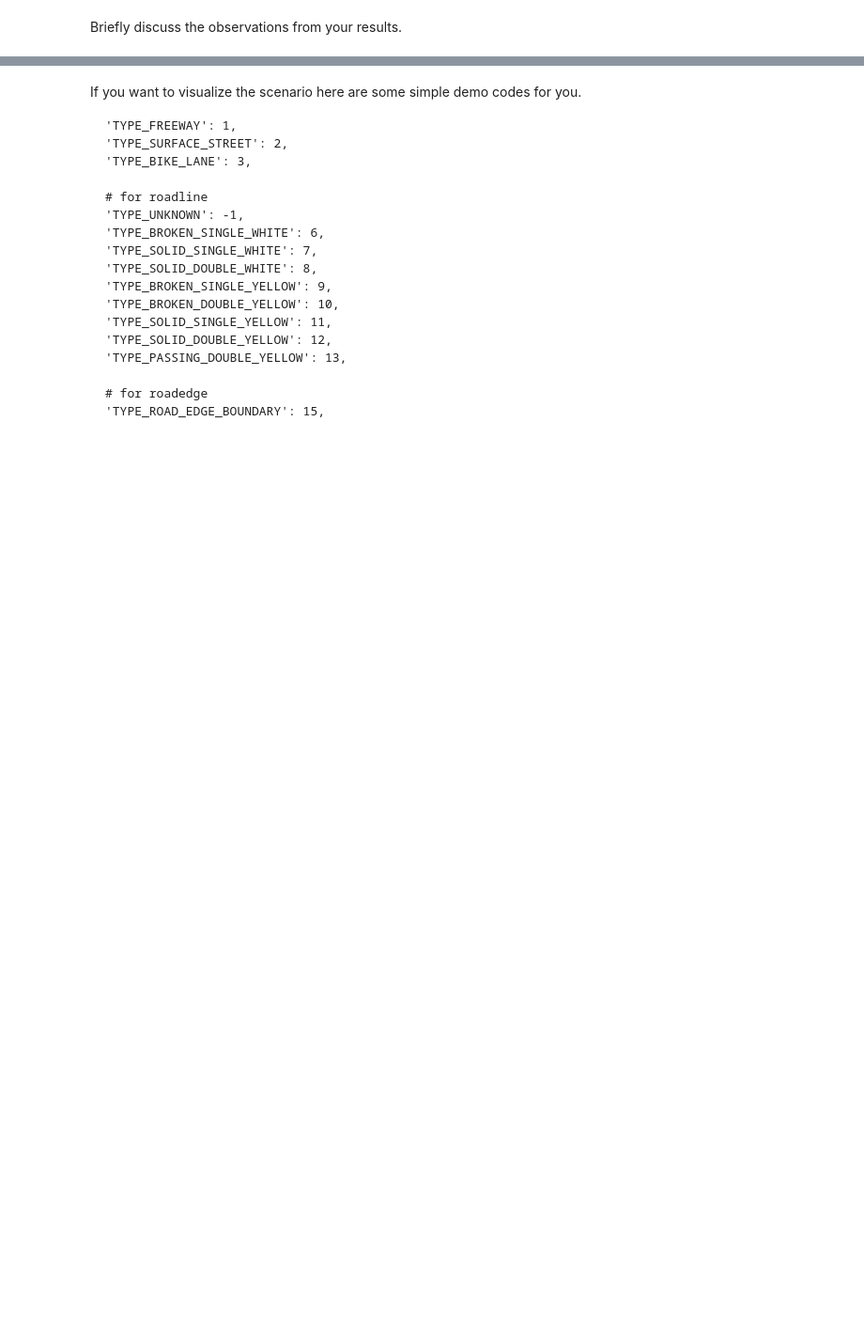
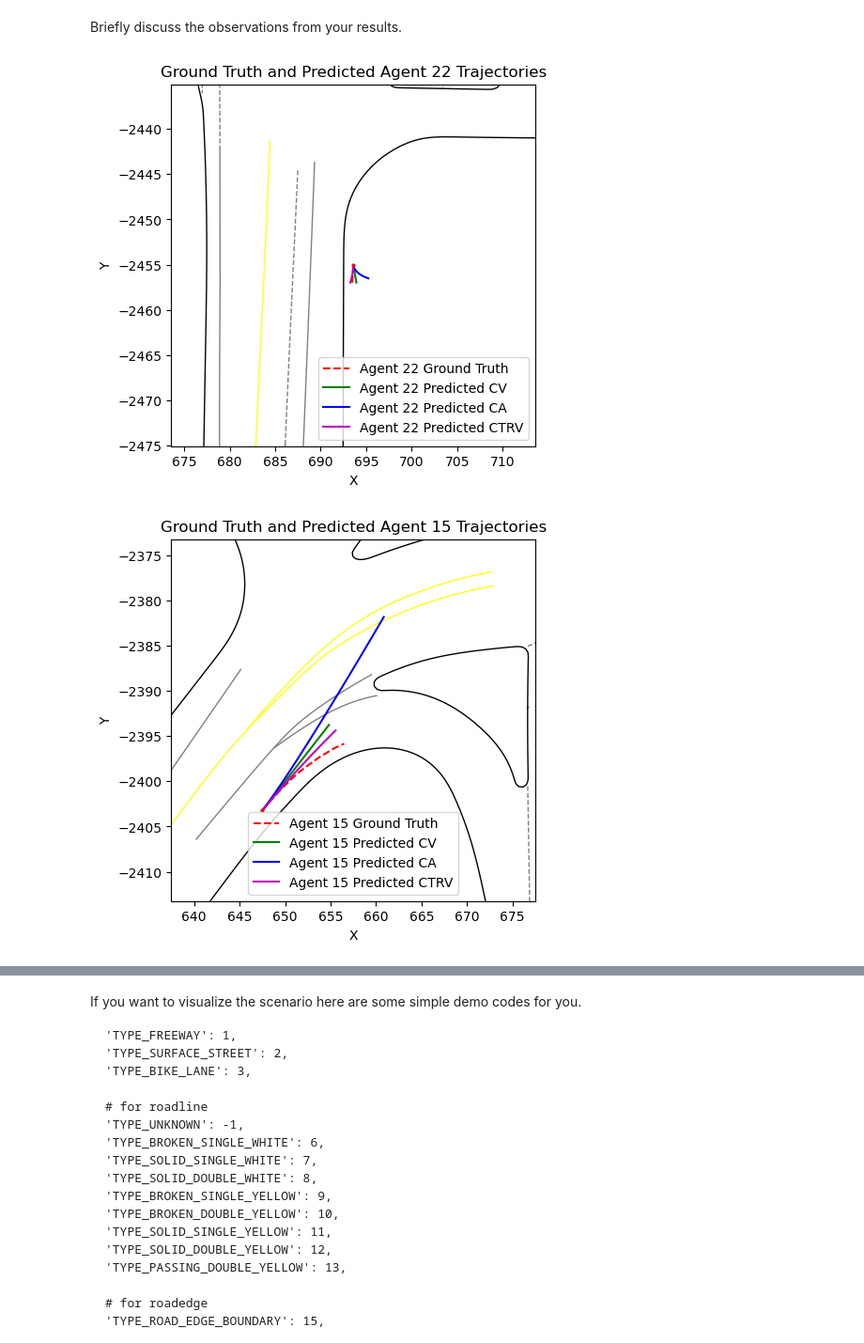
Before and after one commit to ruziniuuuuu/ME5413_HW1, a Jupyter notebook: Task 2/task2.ipynb, the cells around one changed output, grey strips where cells are left out. Shown at 94% size. Cells and saved outputs as stored; diff of their text form; code cells hidden in the pictures; blank space fills up the shorter version.

```diff
--- a/Task 2/task2.ipynb
+++ b/Task 2/task2.ipynb
@@ -51,2 +282,46 @@ Using Constant Turn Rate and Velocity(CTRV) model to predict the future (1s,2s,3
 # %% [markdown]
 Briefly discuss the observations from your results.
+# %%
+# # Visualize the map
+# ax = plot_map(road_polylines)
+
+# # Visualize the ground truth and predicted trajectories
+# for i in range(8):
+#     plt.plot(pos_gt[i, :, 0], pos_gt[i, :, 1], 'r--')
+#     plt.plot(pos_pred_ctrv[i, :, 0], pos_pred_cv[i, :, 1], 'g')
+#     plt.plot(pos_pred_ctrv[i, :, 0], pos_pred_ca[i, :, 1], 'g')
+#     plt.plot(pos_pred_ctrv[i, :, 0], pos_pred_ctrv[i, :, 1], 'g')
+#     plt.plot(pos_gt[i, 0, 0], pos_gt[i, 0, 1], 'ro', markersize=2)  # Initial point as a red circle
+
+# plt.title("Ground Truth and Predicted Agent Trajectories")
+# plt.xlabel('X')
+# plt.ylabel('Y')
+# plt.show()
+
+regions = [
+    [-20 + pos_gt[0, 0, 0], 20 + pos_gt[0, 0, 0], -20 + pos_gt[0, 0, 1], 20 + pos_gt[0, 0, 1]],
+    [-10 + pos_gt[1, 0, 0], 30 + pos_gt[1, 0, 0], -10 + pos_gt[1, 0, 1], 30 + pos_gt[1, 0, 1]],
+    [-10 + pos_gt[2, 0, 0], 30 + pos_gt[2, 0, 0], -20 + pos_gt[2, 0, 1], 20 + pos_gt[2, 0, 1]],
+    [-20 + pos_gt[3, 0, 0], 20 + pos_gt[3, 0, 0], -10 + pos_gt[3, 0, 1], 30 + pos_gt[3, 0, 1]],
+    [-20 + pos_gt[4, 0, 0], 20 + pos_gt[4, 0, 0], -10 + pos_gt[4, 0, 1], 30 + pos_gt[4, 0, 1]],
+    [-10 + pos_gt[5, 0, 0], 30 + pos_gt[5, 0, 0], -10 + pos_gt[5, 0, 1], 30 + pos_gt[5, 0, 1]],
+    [-20 + pos_gt[6, 0, 0], 20 + pos_gt[6, 0, 0], -20 + pos_gt[6, 0, 1], 20 + pos_gt[6, 0, 1]],
+    [-20 + pos_gt[7, 0, 0], 20 + pos_gt[7, 0, 0], -20 + pos_gt[7, 0, 1], 20 + pos_gt[7, 0, 1]]
+]
+
+for i in range(8):
+    ax = plot_map_single(road_polylines, regions[i])
+    plt.plot(pos_gt[i, :, 0], pos_gt[i, :, 1], 'r--', label='Agent {} Ground Truth'.format(tracks[i]))
+    plt.plot(pos_pred_cv[i, :, 0], pos_pred_cv[i, :, 1], 'g', label='Agent {} Predicted CV'.format(tracks[i]))
+    plt.plot(pos_pred_ca[i, :, 0], pos_pred_ca[i, :, 1], 'b', label='Agent {} Predicted CA'.format(tracks[i]))
+    plt.plot(pos_pred_ctrv[i, :, 0], pos_pred_ctrv[i, :, 1], 'm', label='Agent {} Predicted CTRV'.format(tracks[i]))
+    plt.plot(pos_gt[i, 0, 0], pos_gt[i, 0, 1], 'ro', markersize=2)  # Initial point as a red circle
+    plt.title('Ground Truth and Predicted Agent {} Trajectories'.format(tracks[i]))
+    # plt.grid()
+    plt.legend()
+    plt.xlabel('X')
+    plt.ylabel('Y')
+    plt.show()
+# %% [output]
+[figure, added]
+[figure, added]
```
Also changed, not shown: parts of 17 cells of this notebook, 13 other files.
